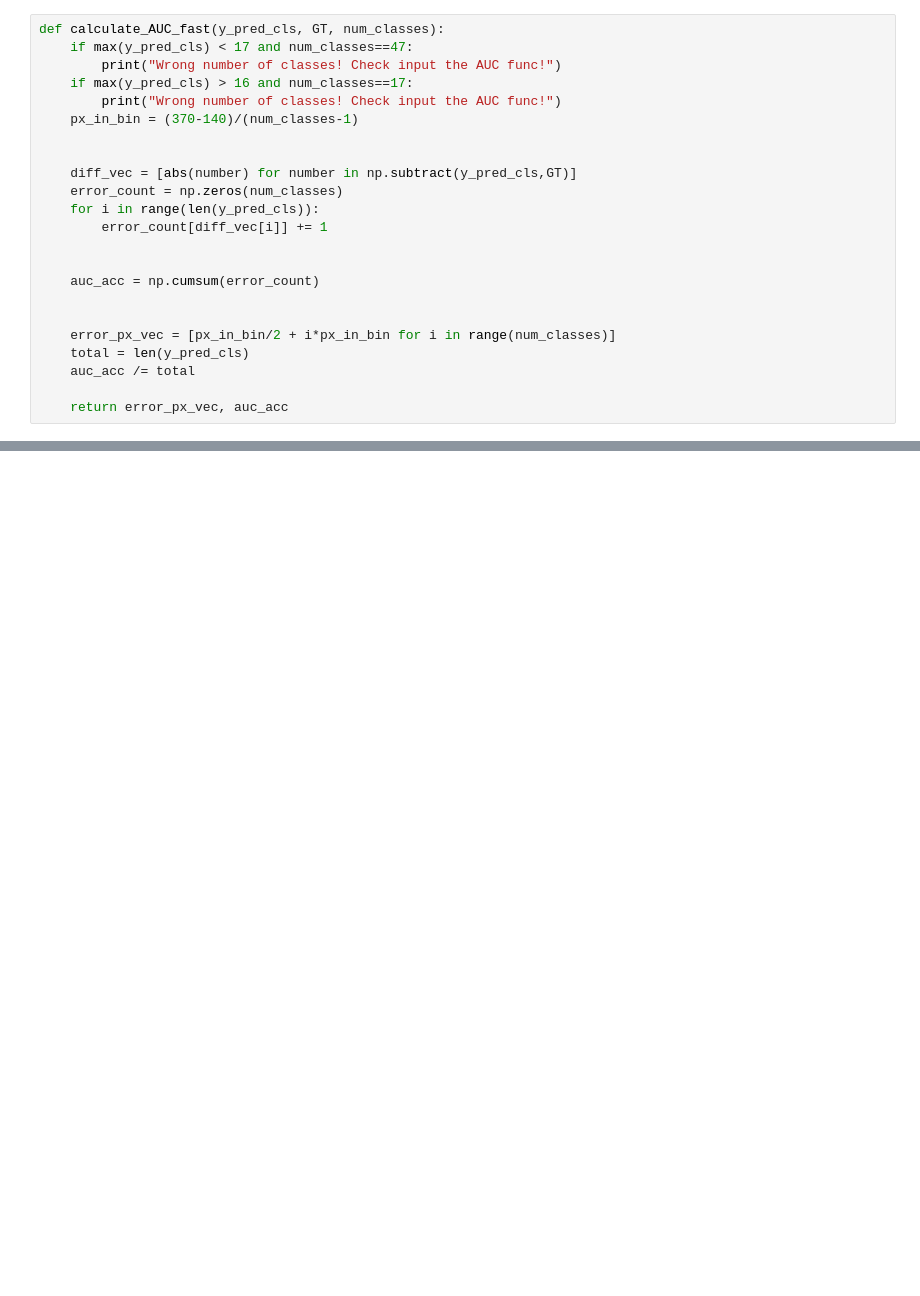
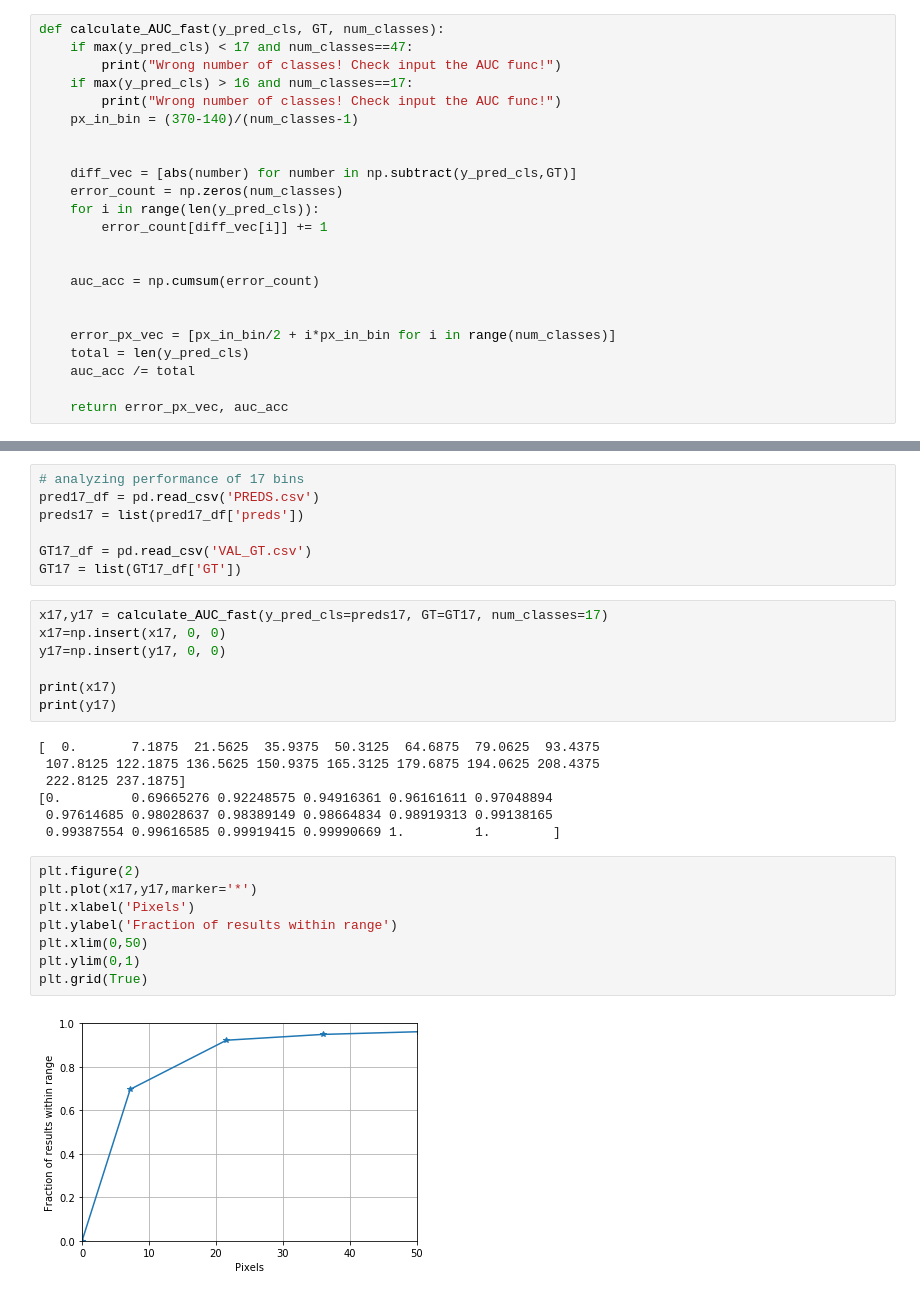
Before and after one commit to rainoa/StixelNetOptimization, a Jupyter notebook: StixelNet_train_and_eval_mobilenetV2.ipynb, the cells around one changed output, grey strips where cells are left out. Cells and saved outputs as stored; diff of their text form; blank space fills up the shorter version.

```diff
--- a/StixelNet_train_and_eval_mobilenetV2.ipynb
+++ b/StixelNet_train_and_eval_mobilenetV2.ipynb
@@ -914,3 +912,34 @@ print('50,   AUC= ', AUC_50)
 47.5, AUC=  0.8439040266586662
 52.5, AUC=  0.85469703285766
 50,   AUC=  0.8493005297581631
+# %%
+# analyzing performance of 17 bins
+pred17_df = pd.read_csv('PREDS.csv')
+preds17 = list(pred17_df['preds'])
+
+GT17_df = pd.read_csv('VAL_GT.csv')
+GT17 = list(GT17_df['GT'])
+# %%
+x17,y17 = calculate_AUC_fast(y_pred_cls=preds17, GT=GT17, num_classes=17)
+x17=np.insert(x17, 0, 0)
+y17=np.insert(y17, 0, 0)
+
+print(x17)
+print(y17)
+# %% [output]
+[  0.       7.1875  21.5625  35.9375  50.3125  64.6875  79.0625  93.4375
+ 107.8125 122.1875 136.5625 150.9375 165.3125 179.6875 194.0625 208.4375
+ 222.8125 237.1875]
+[0.         0.69665276 0.92248575 0.94916361 0.96161611 0.97048894
+ 0.97614685 0.98028637 0.98389149 0.98664834 0.98919313 0.99138165
+ 0.99387554 0.99616585 0.99919415 0.99990669 1.         1.        ]
+# %%
+plt.figure(2)
+plt.plot(x17,y17,marker='*')
+plt.xlabel('Pixels')
+plt.ylabel('Fraction of results within range')
+plt.xlim(0,50)
+plt.ylim(0,1)
+plt.grid(True)
+# %% [output]
+[figure, added]
```
Also changed, not shown: parts of 16 cells of this notebook.
